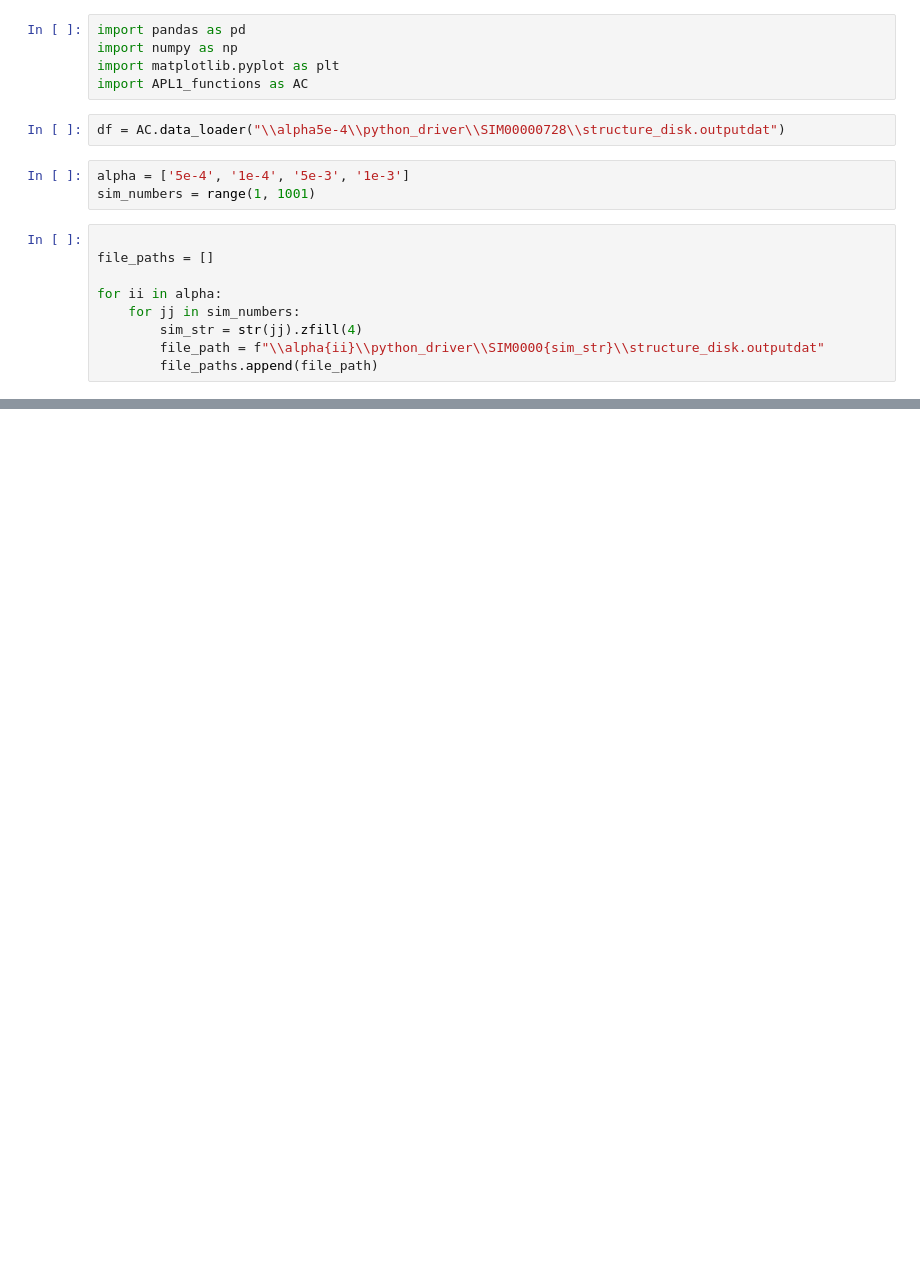
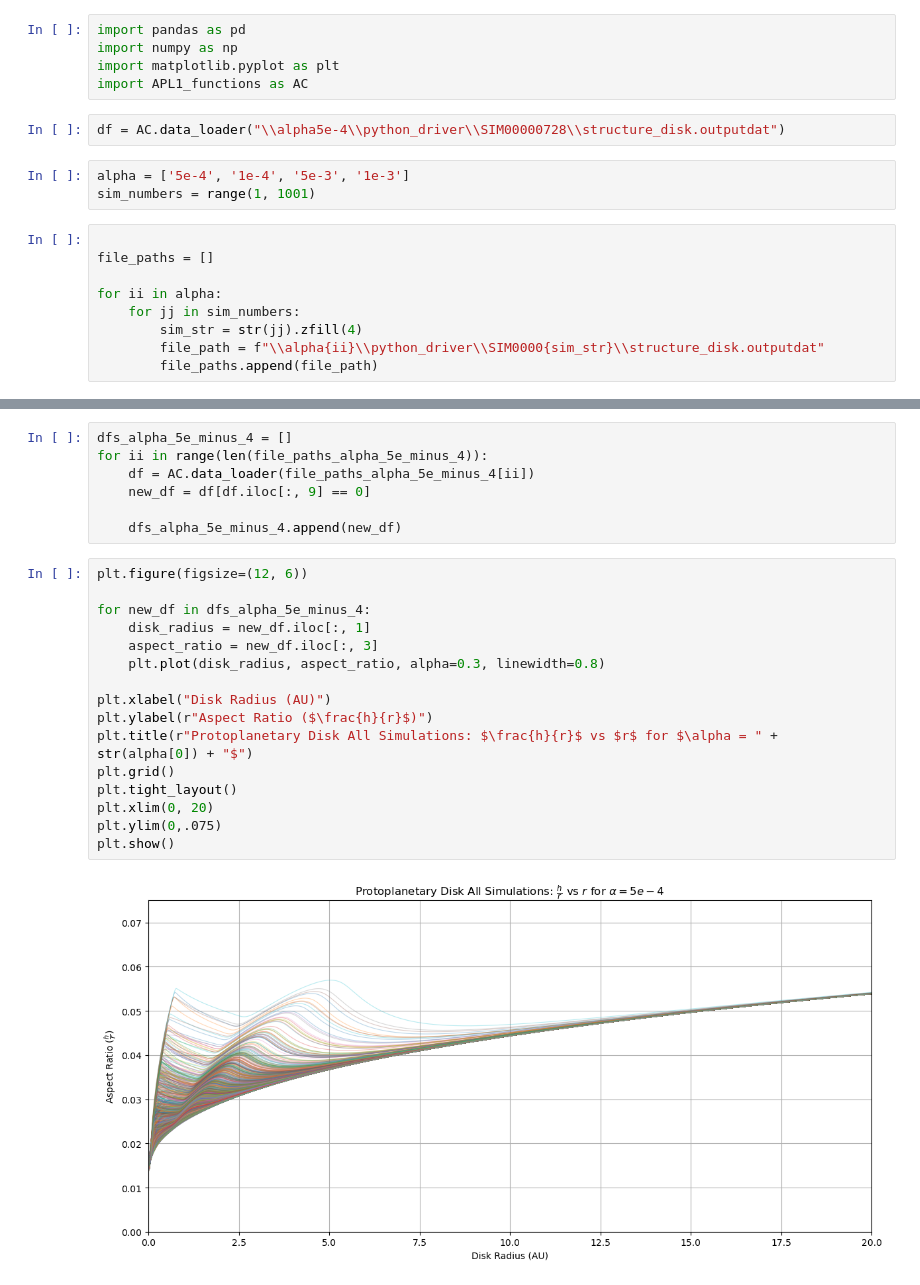
Before and after one commit to Chartman25/UnigeMasters, a Jupyter notebook: Astrophysics_Lab_Disc_Truncation/disk_height_to_radius.ipynb, the cells around one changed output, grey strips where cells are left out. Saved outputs shown, nothing was run; the diff lists cells and outputs as text; blank space fills up the shorter version.

Commit message:
Split data and plotted all sims of 5e-4

```diff
--- a/Astrophysics_Lab_Disc_Truncation/disk_height_to_radius.ipynb
+++ b/Astrophysics_Lab_Disc_Truncation/disk_height_to_radius.ipynb
@@ -49,0 +43,25 @@ Name: 9, Length: 119000, dtype: float64
+# %%
+dfs_alpha_5e_minus_4 = []
+for ii in range(len(file_paths_alpha_5e_minus_4)):
+    df = AC.data_loader(file_paths_alpha_5e_minus_4[ii])
+    new_df = df[df.iloc[:, 9] == 0]
+
+    dfs_alpha_5e_minus_4.append(new_df)
+# %%
+plt.figure(figsize=(12, 6))
+
+for new_df in dfs_alpha_5e_minus_4:
+    disk_radius = new_df.iloc[:, 1]
+    aspect_ratio = new_df.iloc[:, 3]
+    plt.plot(disk_radius, aspect_ratio, alpha=0.3, linewidth=0.8)
+
+plt.xlabel("Disk Radius (AU)")
+plt.ylabel(r"Aspect Ratio ($\frac{h}{r}$)")
+plt.title(r"Protoplanetary Disk All Simulations: $\frac{h}{r}$ vs $r$ for $\alpha = " + str(alpha[0]) + "$")
+plt.grid()
+plt.tight_layout()
+plt.xlim(0, 20)
+plt.ylim(0,.075)
+plt.show()
+# %% [output]
+[figure, added]
```
Also changed, not shown: parts of 10 cells of this notebook.
